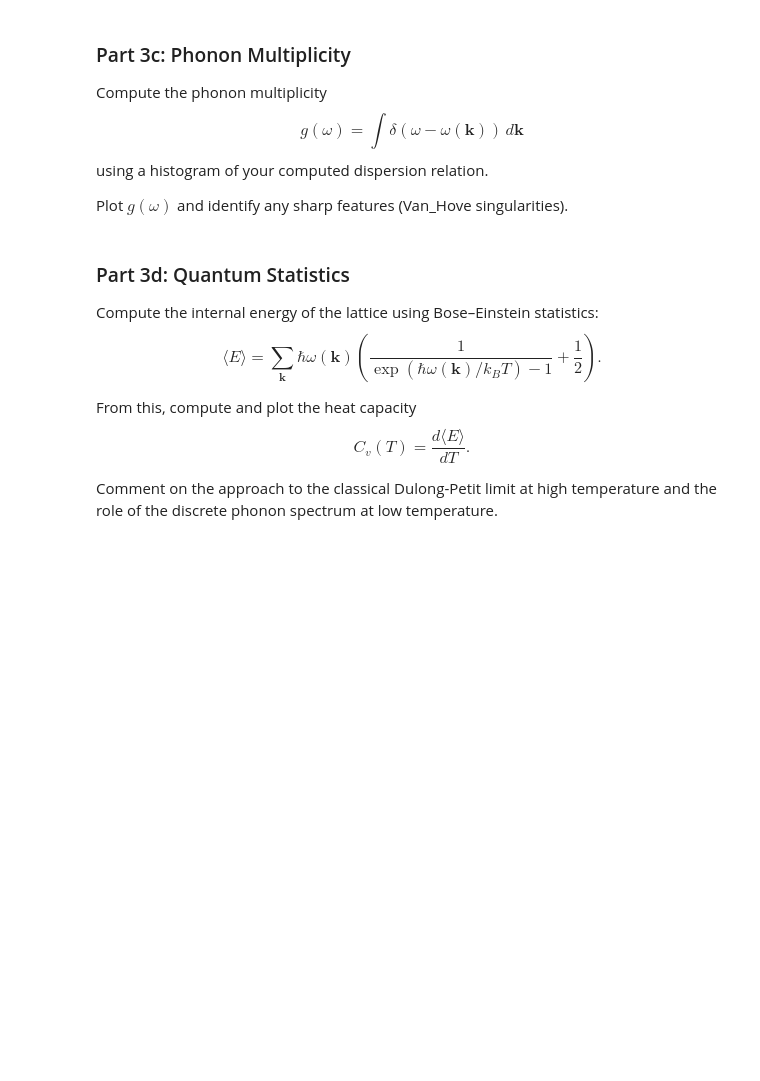
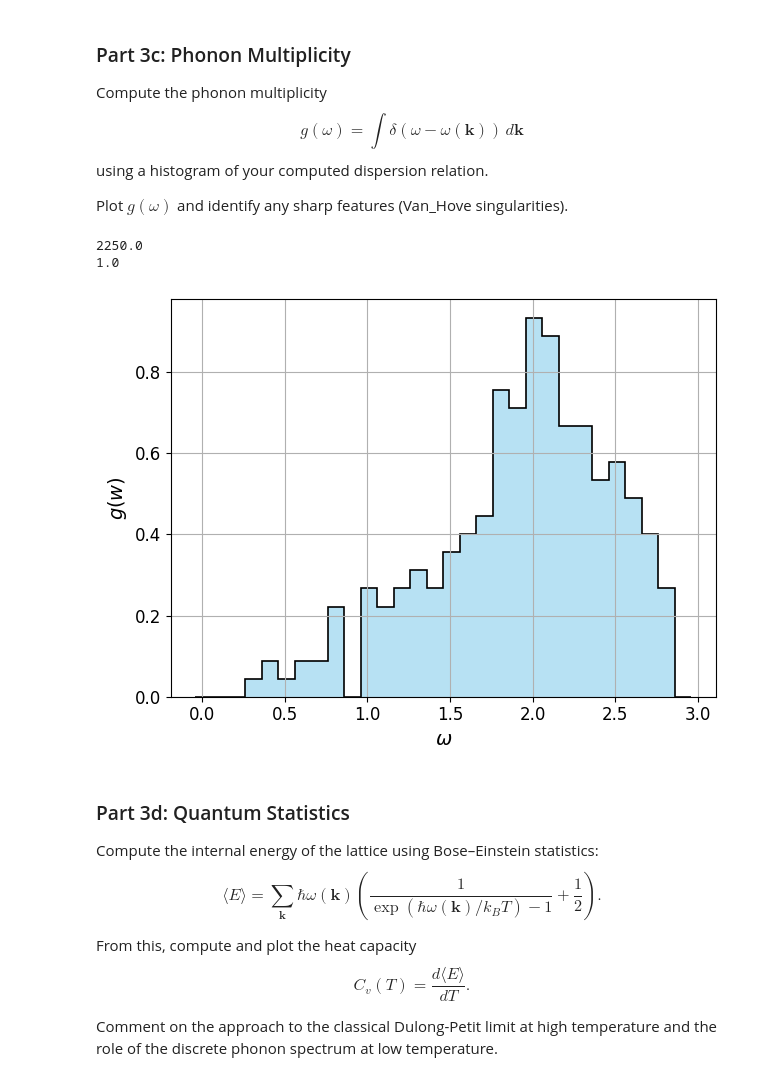
Before and after one commit to Danielle-06/Statfys-2-2026, a Jupyter notebook: 03.lattice_vibrations_nb.ipynb, the cells around one changed output. Cells and saved outputs as stored; diff of their text form; code cells hidden in the pictures; blank space fills up the shorter version.

```diff
--- a/03.lattice_vibrations_nb.ipynb
+++ b/03.lattice_vibrations_nb.ipynb
@@ -299,33 +338,37 @@ def dirac_delta(a,b): # define a dirac delta function
 # %%
 dw = 0.1
 w_2 = np.arange(0.01,3,dw) # define test arrayl
 g_w = np.zeros(len(w_2))
 
 for l in range(len(w_2)):
     a=0
     for i in n - 1:
         for j in n - 1:
             a += dirac_delta(w_2[l],w[i,j]) # sum over all frequencies
     g_w[l] = a
 
 # normalize g_w4
 print(sum(g_w)/dw)
 g_w = g_w / (np.sum(g_w)*dw)
 print(np.sum(g_w)*dw)
 # plt.plot(w_2,g_w)
 
 
 # Plotting the histogram
 edges = np.append(w_2 - dw/2, w_2[-1] + dw/2)
 plt.stairs(g_w, edges, fill=True, color='skyblue', alpha=0.6, baseline=0)
 plt.stairs(g_w, edges, fill=False, color='black', linewidth=1.2, baseline=0)
 plt.ylabel(r"$g(w)$", fontsize=14)
-plt.xlabel(r"$w$", fontsize=14)
+plt.xlabel(r"$\omega$", fontsize=14)
 plt.xticks(fontsize=12)
 plt.yticks(fontsize=12)
 plt.grid()
 plt.tight_layout()
 plt.savefig("img/P3/3c histogram g_w.png", dpi=300, bbox_inches='tight')
+# %% [output]
+2250.0
+1.0
+[figure, added]
 # %% [markdown]
 ### Part 3d: Quantum Statistics
 
```
Also changed, not shown: parts of 13 cells of this notebook, 11 other files.
